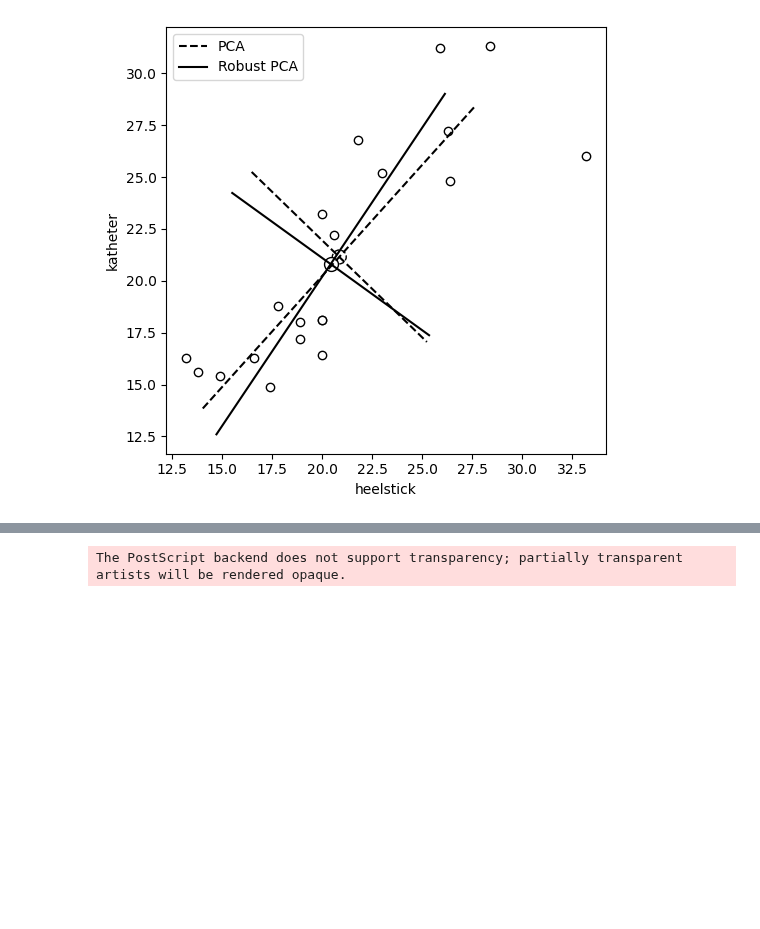
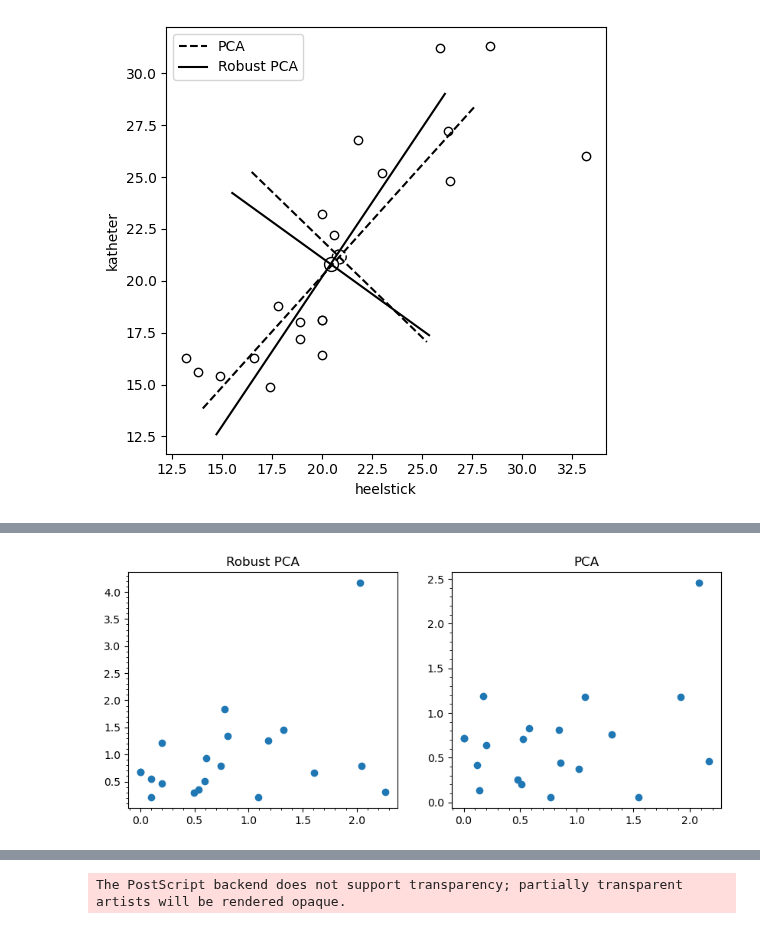
Before and after one commit to intellimath/mlgrad, a Jupyter notebook: examples/robust_pca_kelly1984.ipynb, the cells around one changed output, grey strips where cells are left out. Saved outputs shown, nothing was run; the diff lists cells and outputs as text; code cells hidden in the pictures; blank space fills up the shorter version.

```diff
--- a/examples/robust_pca_kelly1984.ipynb
+++ b/examples/robust_pca_kelly1984.ipynb
@@ -185,3 +187,24 @@ plt.show()
+# %%
+from mlgrad.array_transform import array_modified_zscore
+
+ZU1 = abs(array_modified_zscore(U1))
+ZU2 = abs(array_modified_zscore(U2))
+
+ZU1_0 = abs(array_modified_zscore(U1_0))
+ZU2_0 = abs(array_modified_zscore(U2_0))
+
+plt.figure(figsize=(10,4))
+plt.subplot(1,2,1)
+plt.title('Robust PCA')
+plt.scatter(ZU1, ZU2)
+plt.minorticks_on()
+plt.subplot(1,2,2)
+plt.title('PCA')
+plt.scatter(ZU1_0, ZU2_0)
+plt.minorticks_on()
+plt.show()
+# %% [output]
+[figure, added]
 # %%
 D = U1 * U1 + U2 * U2
 D_0 = U1_0 * U1_0 + U2_0 * U2_0
```
Also changed, not shown: parts of 13 cells of this notebook, 24 other files.
